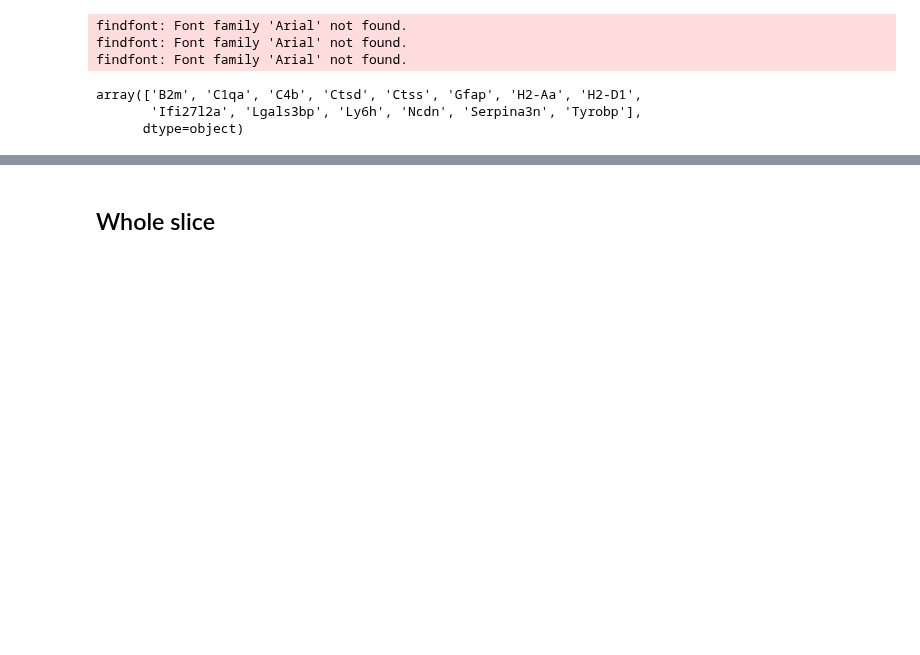
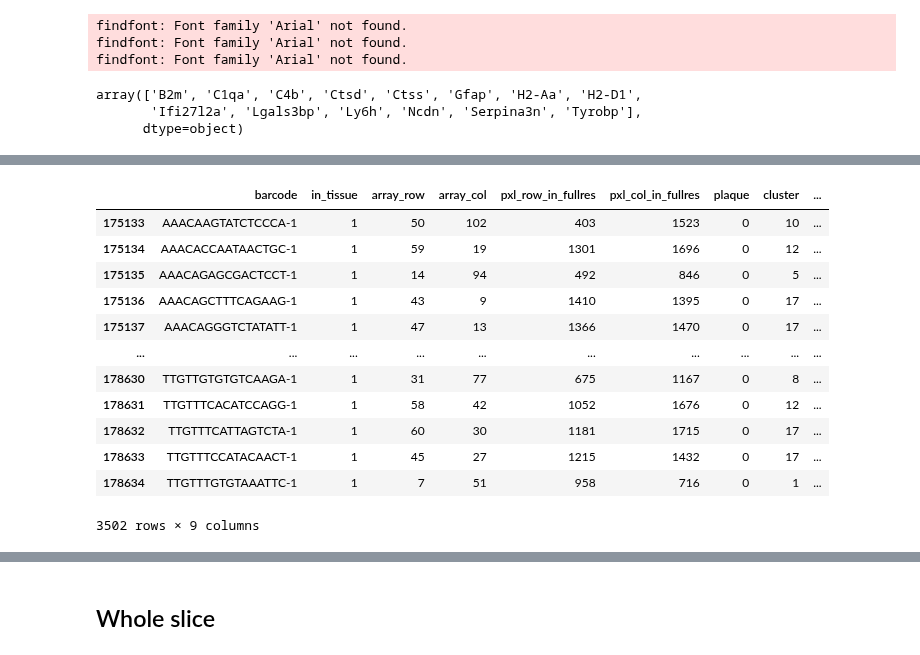
Before and after one commit to dmnburrows/spatial_transcriptomics, a Jupyter notebook: plaque_DE.ipynb, the cells around one changed output, grey strips where cells are left out. Cells and saved outputs as stored; diff of their text form; code cells hidden in the pictures; blank space fills up the shorter version.

```diff
--- a/plaque_DE.ipynb
+++ b/plaque_DE.ipynb
@@ -34,20 +34,20 @@ The autoreload extension is already loaded. To reload it, use:
 # %% [markdown]
 # Load data
 # %%
-def run_(name):
+def run_(long_name, short_name):
     # Declare paths
-    data_path = s_data + 'spatial_transcriptomics/plaques/' + name + '.json'
-    coord_path = '/cndd2/agelber/hal/qc_aligned/' + name + '/outs/spatial/tissue_positions.csv'
-    genes_path = '/cndd2/agelber/hal/qc_aligned/' + name + '/outs/filtered_feature_bc_matrix.h5'
-    meta = pd.read_csv('/cndd3/dburrows/DATA/spatial_transcriptomics/plaques/allspots_meta.csv') #FILTERED
-    meta_filt = meta[meta['sample'] == name]
+    data_path = s_data + 'spatial_transcriptomics/plaques/' + long_name + '.json'
+    coord_path = '/cndd2/agelber/hal/qc_aligned/' + short_name + '/outs/spatial/tissue_positions.csv'
+    genes_path = '/cndd2/agelber/hal/qc_aligned/' + short_name + '/outs/filtered_feature_bc_matrix.h5'
+    meta = pd.read_csv('/cndd3/dburrows/DATA/spatial_transcriptomics/plaques/old/allspots_meta.csv') #OLD
+    meta_filt = meta[meta['sample'] == short_name]
 
     spot_df, gene_df = pf.sort_data(data_path, coord_path, genes_path,
-                                    meta_filt, min_cell_per_gene=100, norm_factor=1e6)
+                                    meta_filt, min_cell_per_gene=0)#, norm_factor=1e6)
 
     #Sanity check
     assert spot_df.shape[0] == gene_df.shape[0] == meta_filt.shape[0]
-    assert 'Thy1' not in gene_df.columns.values or 'humanAPP' not in gene_df.columns.values
+    #assert 'Thy1' not in gene_df.columns.values or 'humanAPP' not in gene_df.columns.values
     print('Number of spots: ' + str(gene_df.shape[0]))
     print('Number of genes: ' + str(gene_df.shape[1]))
     return(spot_df, gene_df)
@@ -1059,0 +1227,16 @@ array(['B2m', 'C1qa', 'C4b', 'Ctsd', 'Ctss', 'Gfap', 'H2-Aa', 'H2-D1',
+# %%
+spot_df
+# %% [output]
+|  | barcode | in_tissue | array_row | array_col | pxl_row_in_fullres | pxl_col_in_fullres | plaque | cluster | ... |
+| 175133 | AAACAAGTATCTCCCA-1 | 1 | 50 | 102 | 403 | 1523 | 0 | 10 | ... |
+| 175134 | AAACACCAATAACTGC-1 | 1 | 59 | 19 | 1301 | 1696 | 0 | 12 | ... |
+| 175135 | AAACAGAGCGACTCCT-1 | 1 | 14 | 94 | 492 | 846 | 0 | 5 | ... |
+| 175136 | AAACAGCTTTCAGAAG-1 | 1 | 43 | 9 | 1410 | 1395 | 0 | 17 | ... |
+| 175137 | AAACAGGGTCTATATT-1 | 1 | 47 | 13 | 1366 | 1470 | 0 | 17 | ... |
+| ... | ... | ... | ... | ... | ... | ... | ... | ... | ... |
+| 178630 | TTGTTGTGTGTCAAGA-1 | 1 | 31 | 77 | 675 | 1167 | 0 | 8 | ... |
+| 178631 | TTGTTTCACATCCAGG-1 | 1 | 58 | 42 | 1052 | 1676 | 0 | 12 | ... |
+| 178632 | TTGTTTCATTAGTCTA-1 | 1 | 60 | 30 | 1181 | 1715 | 0 | 17 | ... |
+| 178633 | TTGTTTCCATACAACT-1 | 1 | 45 | 27 | 1215 | 1432 | 0 | 17 | ... |
+| 178634 | TTGTTTGTGTAAATTC-1 | 1 | 7 | 51 | 958 | 716 | 0 | 1 | ... |
+3502 rows × 9 columns
```
Also changed, not shown: parts of 34 cells of this notebook, 2 other files.
